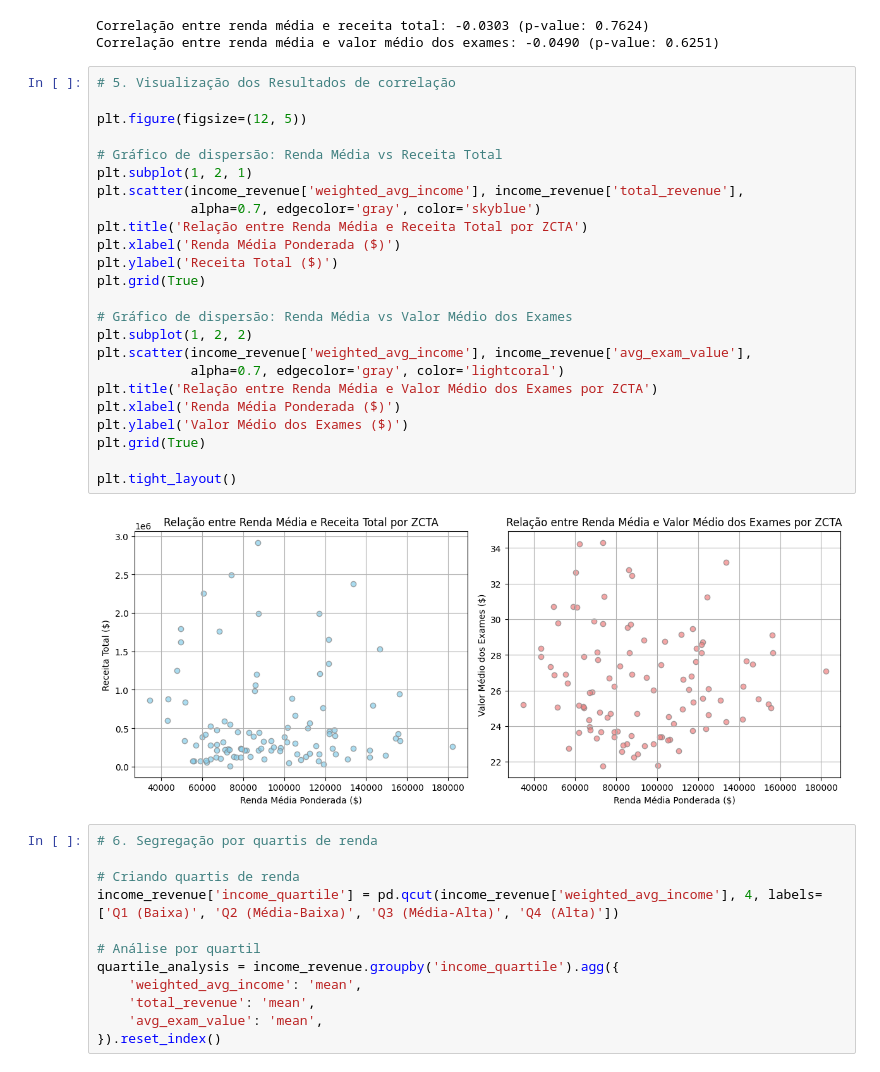
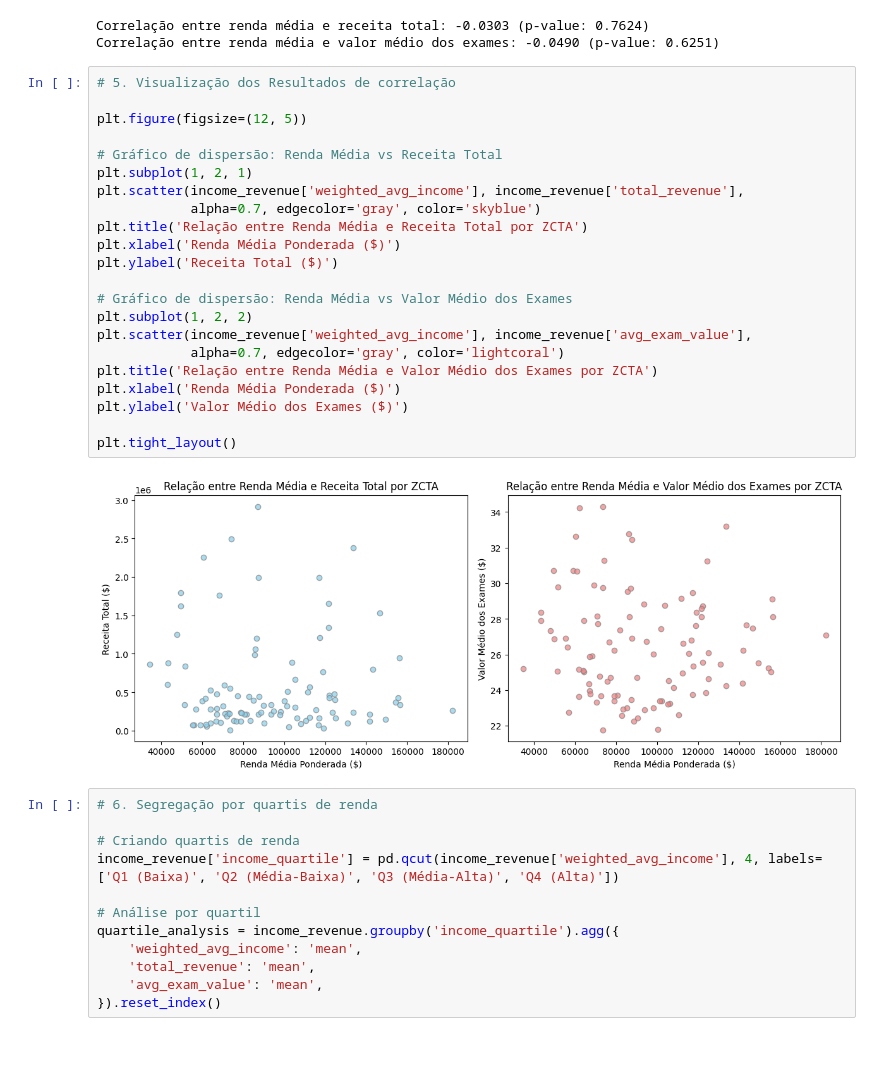
Before and after one commit to PabloRMCarneiro/case-elogroup-lab, a Jupyter notebook: notebooks/analytics/hypothesis/income.ipynb, the cells around one changed output. Cells and saved outputs as stored; diff of their text form.

```diff
--- a/notebooks/analytics/hypothesis/income.ipynb
+++ b/notebooks/analytics/hypothesis/income.ipynb
@@ -115,29 +115,27 @@ Correlação entre renda média e valor médio dos exames: -0.0490 (p-value: 0.6
 # %%
 # 5. Visualização dos Resultados de correlação
 
 plt.figure(figsize=(12, 5))
 
 # Gráfico de dispersão: Renda Média vs Receita Total
 plt.subplot(1, 2, 1)
 plt.scatter(income_revenue['weighted_avg_income'], income_revenue['total_revenue'],
             alpha=0.7, edgecolor='gray', color='skyblue')
 plt.title('Relação entre Renda Média e Receita Total por ZCTA')
 plt.xlabel('Renda Média Ponderada ($)')
 plt.ylabel('Receita Total ($)')
-plt.grid(True)
 
 # Gráfico de dispersão: Renda Média vs Valor Médio dos Exames
 plt.subplot(1, 2, 2)
 plt.scatter(income_revenue['weighted_avg_income'], income_revenue['avg_exam_value'],
             alpha=0.7, edgecolor='gray', color='lightcoral')
 plt.title('Relação entre Renda Média e Valor Médio dos Exames por ZCTA')
 plt.xlabel('Renda Média Ponderada ($)')
 plt.ylabel('Valor Médio dos Exames ($)')
-plt.grid(True)
 
 plt.tight_layout()
 # %% [output]
-[figure, old version]
+[figure, new version]
 # %%
 # 6. Segregação por quartis de renda
 
```
Also changed, not shown: parts of 2 cells of this notebook, 5 other files.
